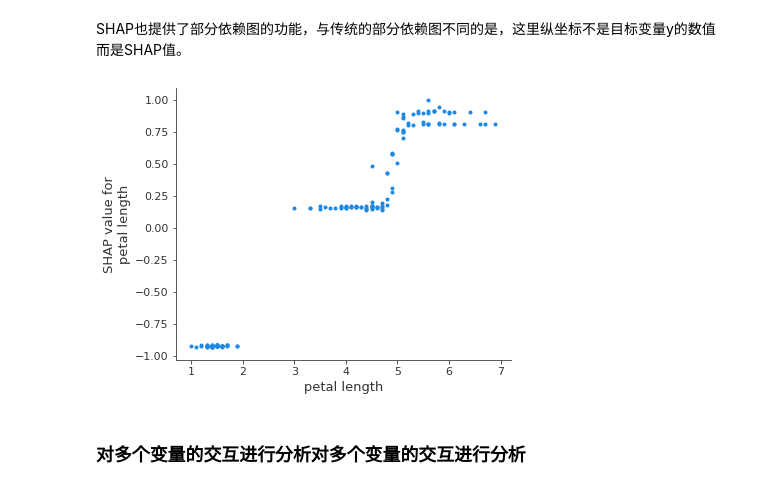
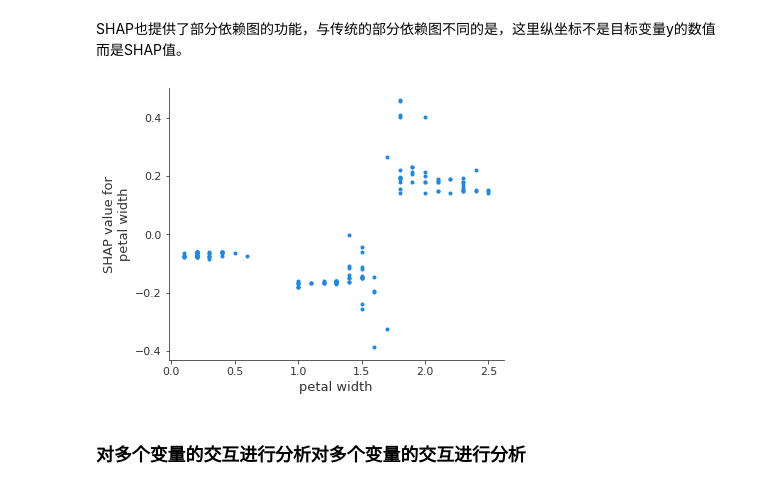
Before and after one commit to ZZh2333/IntelligentBigDataAnalysisAndDecisionMaking, a Jupyter notebook: homework-21-3-23/homework(2).ipynb, the cells around one changed output. Saved outputs shown, nothing was run; the diff lists cells and outputs as text; code cells hidden in the pictures.

```diff
--- a/homework-21-3-23/homework(2).ipynb
+++ b/homework-21-3-23/homework(2).ipynb
@@ -166,9 +187,9 @@ shap.summary_plot(shap_values, iris[cols], plot_type="bar")
 # %% [markdown]
 SHAP也提供了部分依赖图的功能，与传统的部分依赖图不同的是，这里纵坐标不是目标变量y的数值而是SHAP值。
 # %%
-shap.dependence_plot('petal length', shap_values, iris[cols], interaction_index=None, show=False)
+shap.dependence_plot('petal width', shap_values, iris[cols], interaction_index=None, show=False)
 # %% [output]
-[figure, old version]
+[figure, new version]
 # %% [markdown]
 ### 对多个变量的交互进行分析对多个变量的交互进行分析
 # %% [markdown]
```
Also changed, not shown: parts of 25 cells of this notebook, 3 other files.
